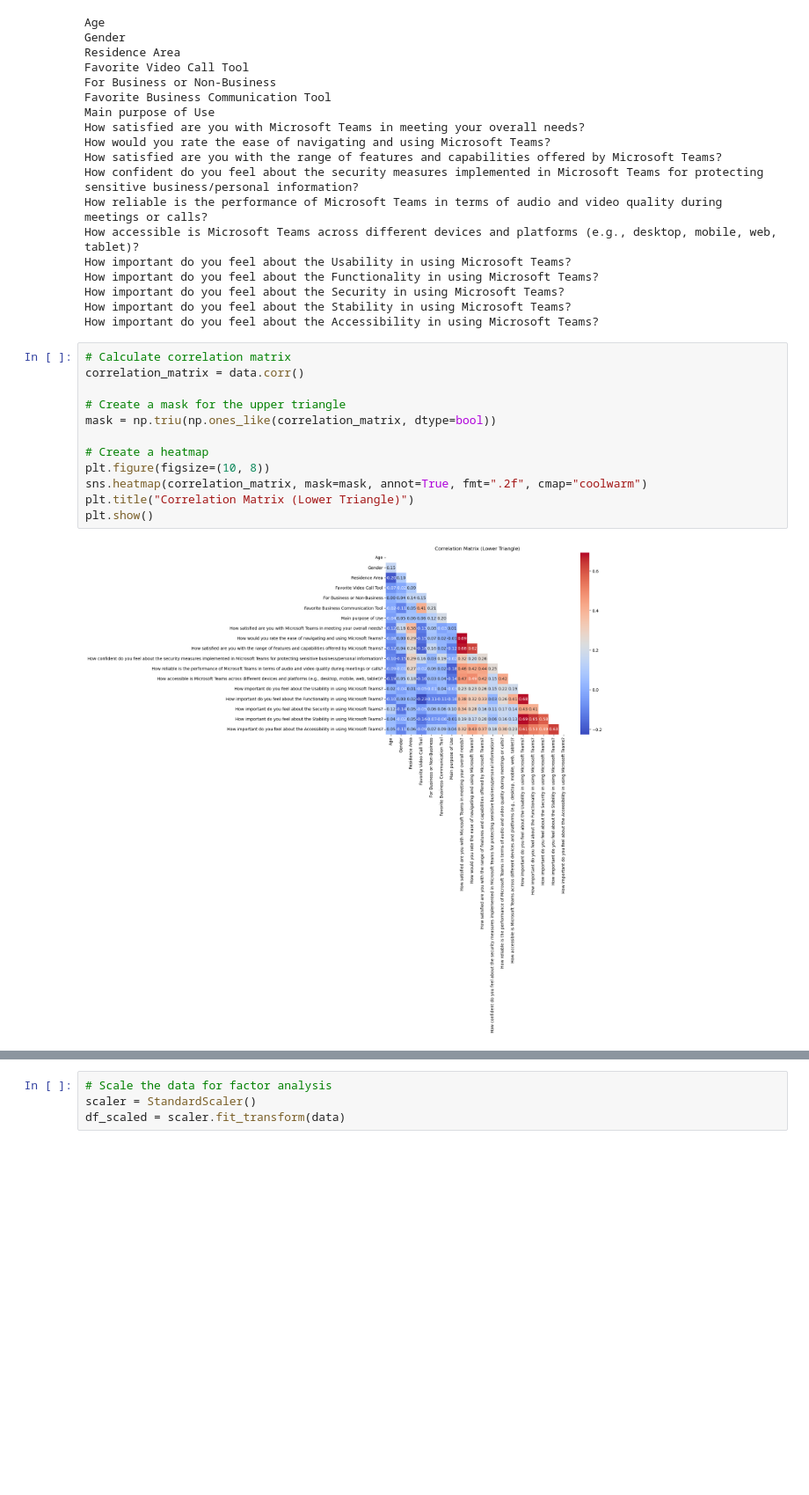
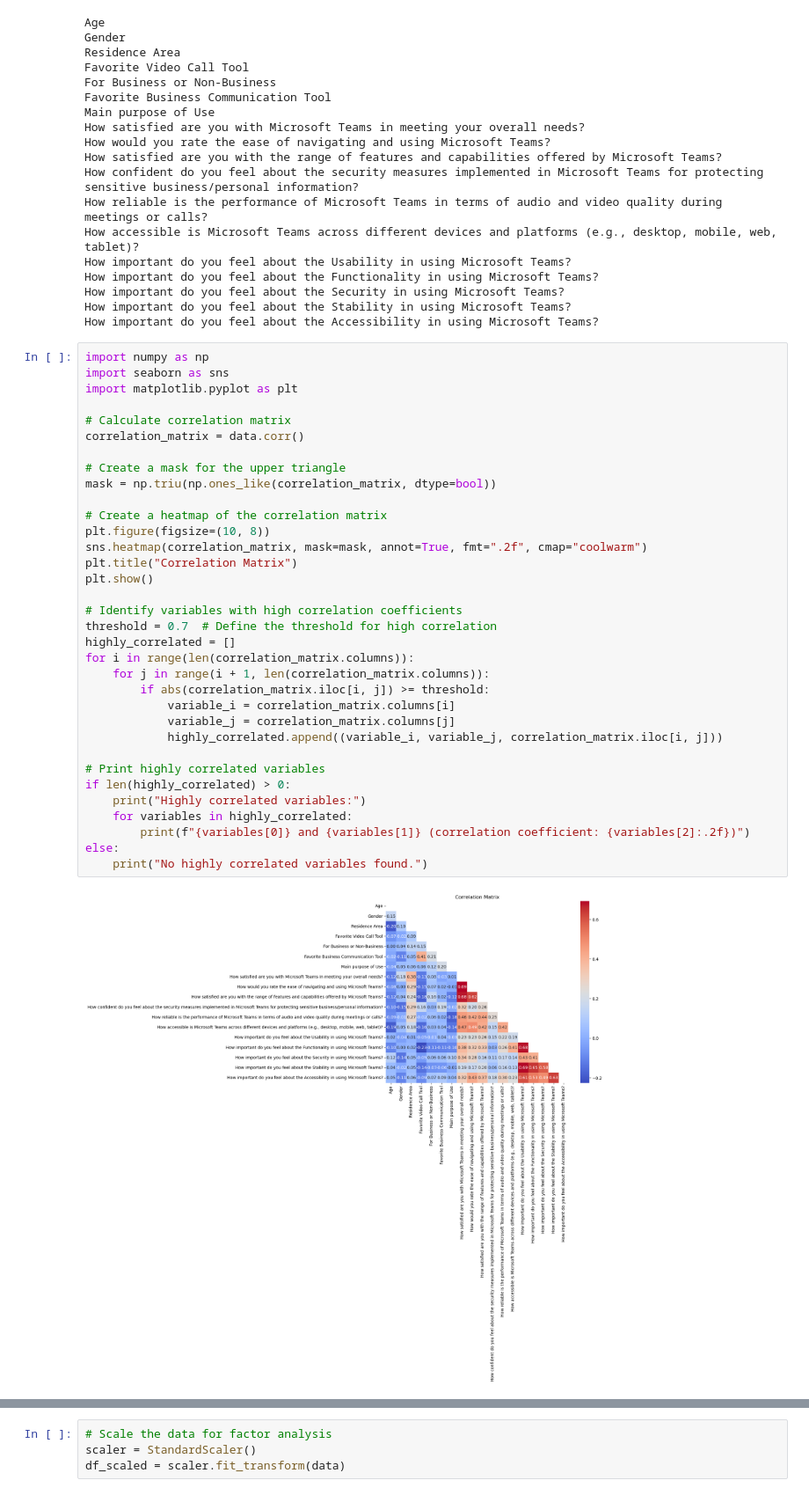
Before and after one commit to MatiasGrob/Marketing-Sales, a Jupyter notebook: MKT-SALES ESMT.ipynb, the cells around one changed output, grey strips where cells are left out. Shown at 88% size. Cells and saved outputs as stored; diff of their text form; blank space fills up the shorter version.

```diff
--- a/MKT-SALES ESMT.ipynb
+++ b/MKT-SALES ESMT.ipynb
@@ -186,17 +186,39 @@ How important do you feel about the Functionality in using Microsoft Teams?
 How important do you feel about the Security in using Microsoft Teams?
 How important do you feel about the Stability in using Microsoft Teams?
 How important do you feel about the Accessibility in using Microsoft Teams?
-# %%
-# Calculate correlation matrix
-correlation_matrix = data.corr()
-
-# Create a mask for the upper triangle
-mask = np.triu(np.ones_like(correlation_matrix, dtype=bool))
-
-# Create a heatmap
-plt.figure(figsize=(10, 8))
-sns.heatmap(correlation_matrix, mask=mask, annot=True, fmt=".2f", cmap="coolwarm")
-plt.title("Correlation Matrix (Lower Triangle)")
-plt.show()
-# %% [output]
-[figure, removed]
+# %%
+import numpy as np
+import seaborn as sns
+import matplotlib.pyplot as plt
+
+# Calculate correlation matrix
+correlation_matrix = data.corr()
+
+# Create a mask for the upper triangle
+mask = np.triu(np.ones_like(correlation_matrix, dtype=bool))
+
+# Create a heatmap of the correlation matrix
+plt.figure(figsize=(10, 8))
+sns.heatmap(correlation_matrix, mask=mask, annot=True, fmt=".2f", cmap="coolwarm")
+plt.title("Correlation Matrix")
+plt.show()
+
+# Identify variables with high correlation coefficients
+threshold = 0.7  # Define the threshold for high correlation
+highly_correlated = []
+for i in range(len(correlation_matrix.columns)):
+    for j in range(i + 1, len(correlation_matrix.columns)):
+        if abs(correlation_matrix.iloc[i, j]) >= threshold:
+            variable_i = correlation_matrix.columns[i]
+            variable_j = correlation_matrix.columns[j]
+            highly_correlated.append((variable_i, variable_j, correlation_matrix.iloc[i, j]))
+
+# Print highly correlated variables
+if len(highly_correlated) > 0:
+    print("Highly correlated variables:")
+    for variables in highly_correlated:
+        print(f"{variables[0]} and {variables[1]} (correlation coefficient: {variables[2]:.2f})")
+else:
+    print("No highly correlated variables found.")
+# %% [output]
+[figure, added]
```
Also changed, not shown: parts of 6 cells of this notebook.
